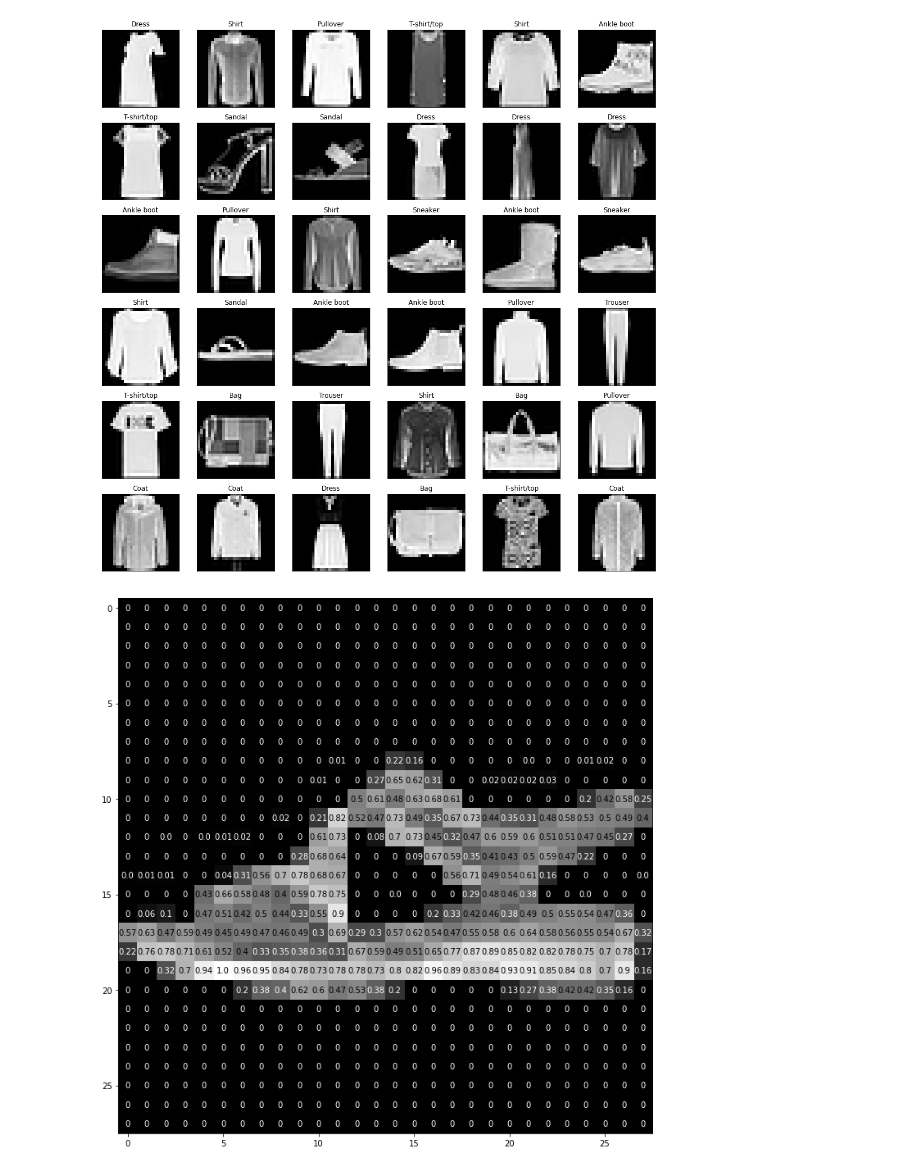
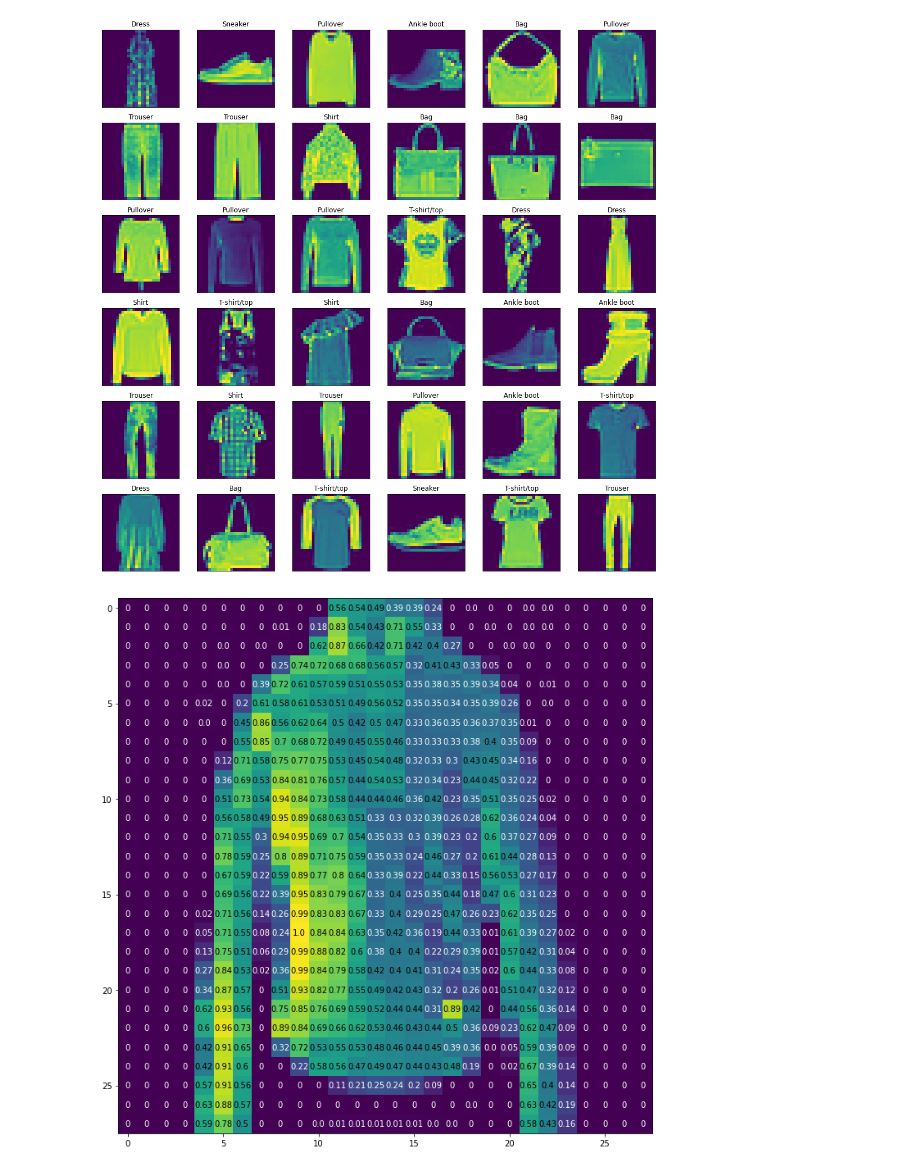
Before and after one commit to face22/lecture, a Jupyter notebook: fashion_minist_cnn.ipynb, the cells around one changed output. Cells and saved outputs as stored; diff of their text form; code cells hidden in the pictures.

```diff
--- a/fashion_minist_cnn.ipynb
+++ b/fashion_minist_cnn.ipynb
@@ -41,28 +52,28 @@ fig = plt.figure(figsize=(18, 18))
 for idx in range(36):
     id = np.random.randint(60000)
     number = fig.add_subplot(6, 6, idx+1, xticks=[], yticks=[])
-    number.imshow(np.squeeze(train_images[id]), cmap='gray')
+    number.imshow(np.squeeze(train_images[id]))#, cmap='gray')
     number.set_title(class_names[train_labels[id]])
 # %% [output]
-[figure, old version]
+[figure, new version]
 # %%
 # 이미지 데이터 상세
-img = np.squeeze(train_images[43])
+img = np.squeeze(train_images[3143])
 
 fig = plt.figure(figsize = (12,12))
 big_number = fig.add_subplot(111)
-big_number.imshow(img, cmap='gray')
+big_number.imshow(img) #, cmap='gray')
 width, height = img.shape
 thresh = img.max()/2.5
 for x in range(width):
     for y in range(height):
         val = round(img[x][y],2) if img[x][y] !=0 else 0
         big_number.annotate(str(val), xy=(y,x),
                     horizontalalignment='center',
                     verticalalignment='center',
                     color='white' if img[x][y]<thresh else 'black')
 # %% [output]
-[figure, old version]
+[figure, new version]
 # %%
 # 모델 설계하기
 model = keras.Sequential([
```
Also changed, not shown: parts of 6 cells of this notebook.
